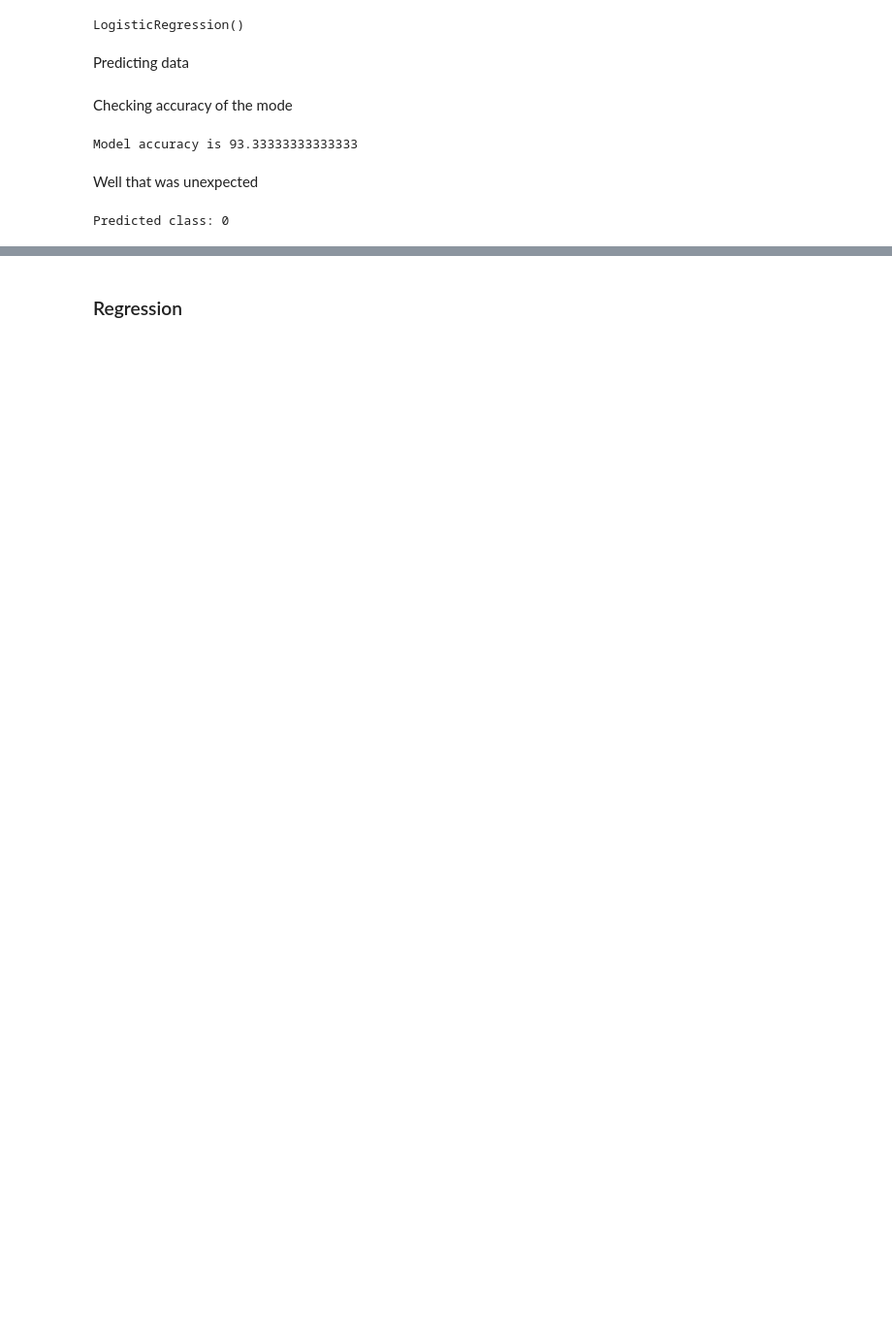
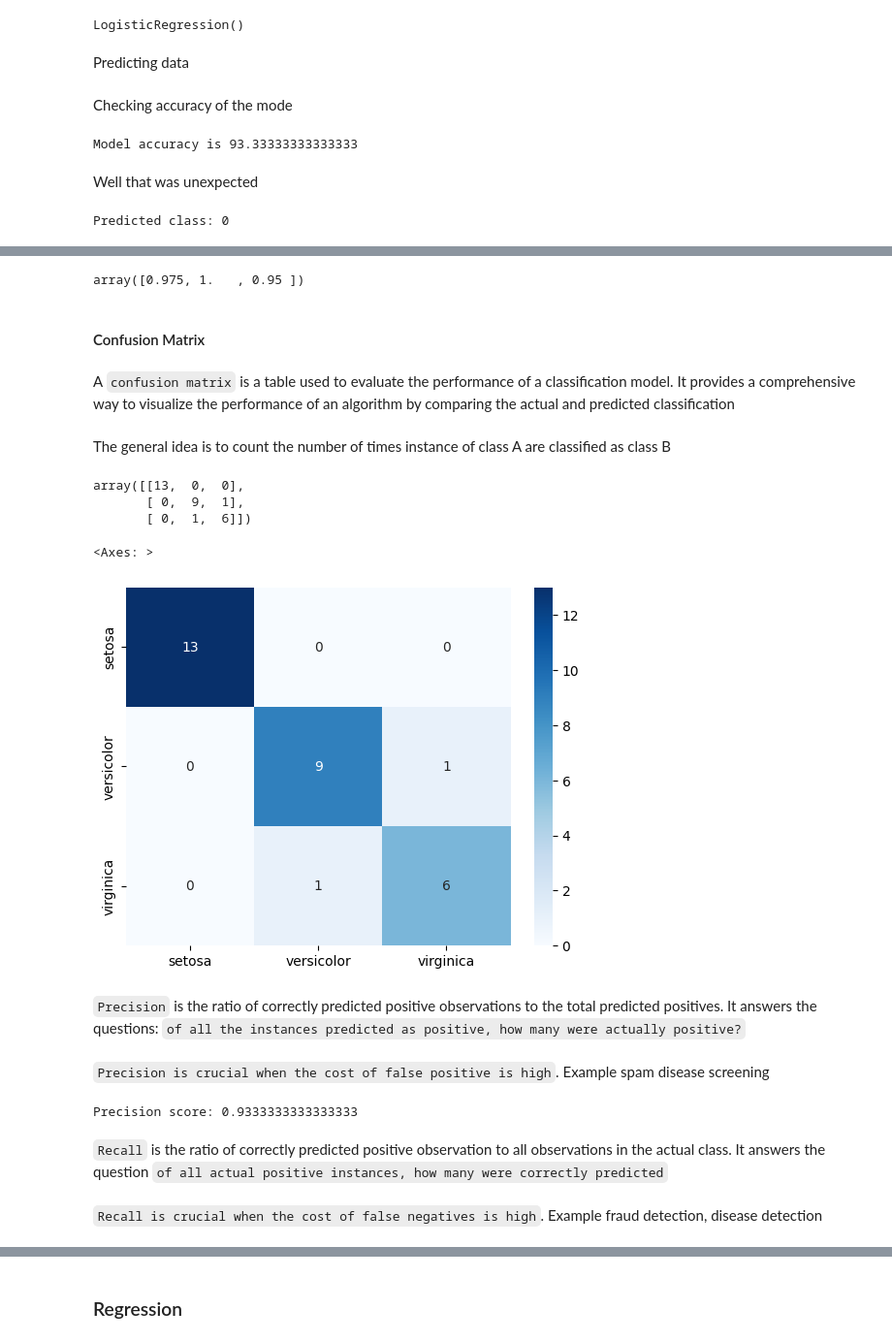
Before and after one commit to mmaazkhanhere/genai-learning-repo, a Jupyter notebook: machine-learning-course/course.ipynb, the cells around one changed output, grey strips where cells are left out. Shown at 97% size. Cells and saved outputs as stored; diff of their text form; code cells hidden in the pictures; blank space fills up the shorter version.

Commit message:
classification overview completed

```diff
--- a/machine-learning-course/course.ipynb
+++ b/machine-learning-course/course.ipynb
@@ -398,0 +411,35 @@ Predicted class: 0
+# %%
+cross_val_score(model, X_train, y_train, cv=3, scoring="accuracy")
+# %% [output]
+array([0.975, 1.   , 0.95 ])
+# %% [markdown]
+#### Confusion Matrix
+# %% [markdown]
+A `confusion matrix` is a table used to evaluate the performance of a classification model. It provides a comprehensive way to visualize the performance of an algorithm by comparing the actual and predicted classification
+# %% [markdown]
+The general idea is to count the number of times instance of class A are classified as class B
+# %%
+import seaborn as sns
+conf_matrix = confusion_matrix(y_test, y_pred)
+conf_matrix
+# %% [output]
+array([[13,  0,  0],
+       [ 0,  9,  1],
+       [ 0,  1,  6]])
+# %%
+sns.heatmap(conf_matrix, annot=True, fmt='d', cmap='Blues',xticklabels=iris.target_names, yticklabels=iris.target_names)
+# %% [output]
+<Axes: >
+[figure, added]
+# %% [markdown]
+`Precision` is the ratio of correctly predicted positive observations to the total predicted positives. It answers the questions: `of all the instances predicted as positive, how many were actually positive?`
+# %% [markdown]
+`Precision is crucial when the cost of false positive is high`. Example spam disease screening
+# %%
+print(f"Precision score: {precision_score(y_test, y_pred, average='weighted')}")
+# %% [output]
+Precision score: 0.9333333333333333
+# %% [markdown]
+`Recall` is the ratio of correctly predicted positive observation to all observations in the actual class. It answers the question `of all actual positive instances, how many were correctly predicted`
+# %% [markdown]
+`Recall is crucial when the cost of false negatives is high`. Example fraud detection, disease detection
```
Also changed, not shown: parts of 17 cells of this notebook.
